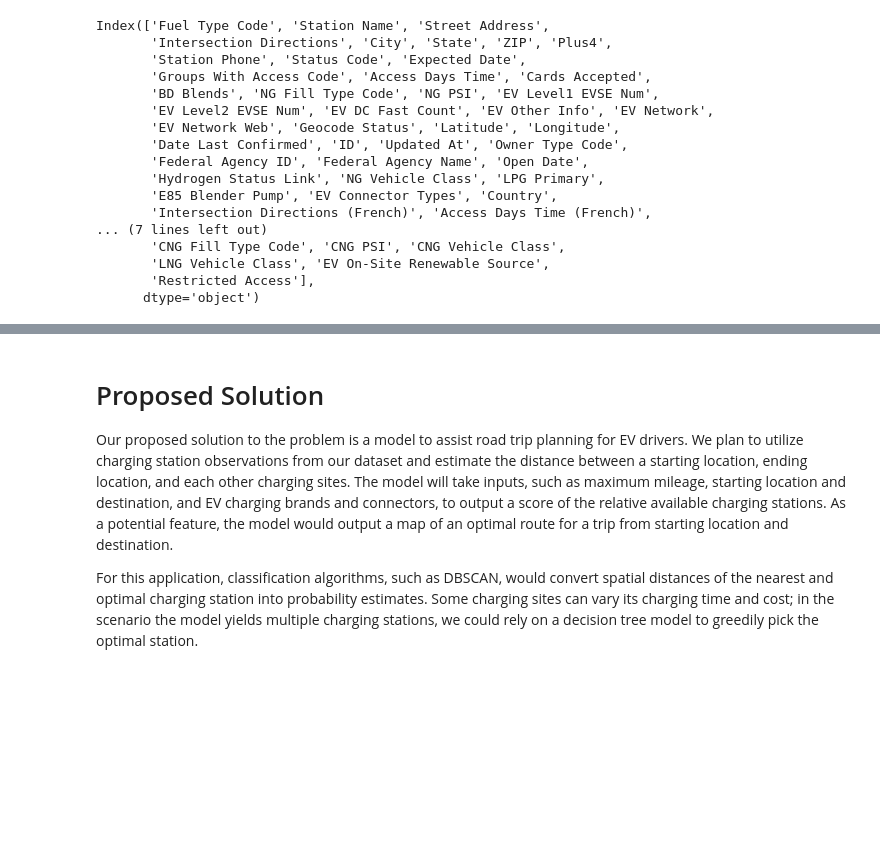
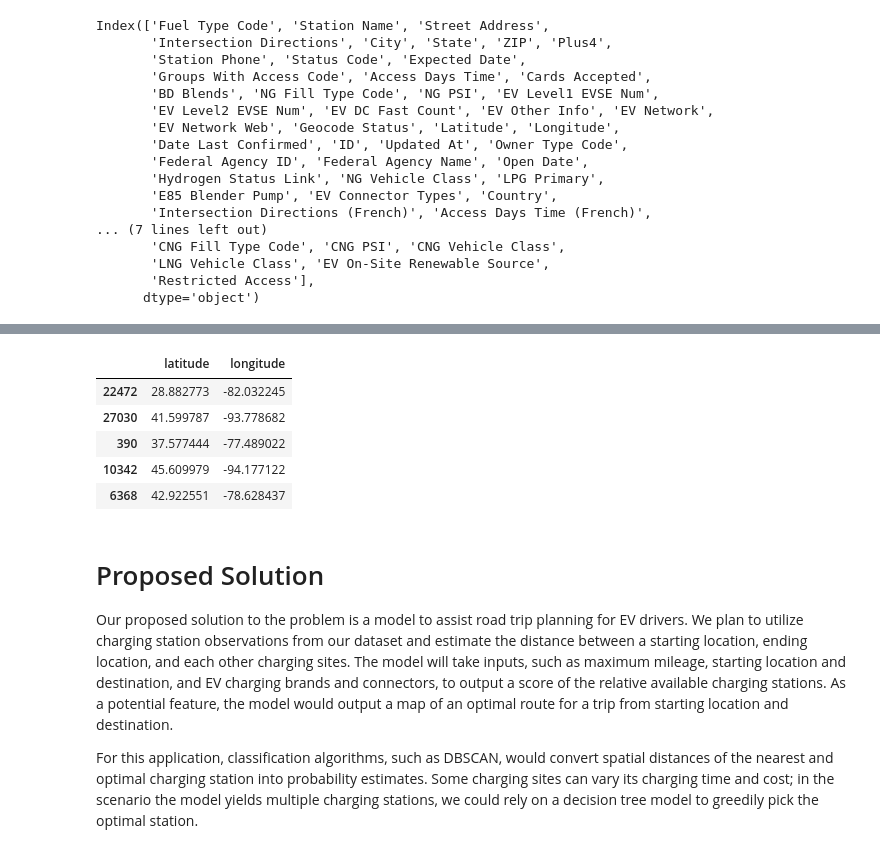
Before and after one commit to COGS118A/Group031-SP23, a Jupyter notebook: FinalProject_Group031-SP23.ipynb, the cells around one changed output, grey strips where cells are left out. Drawn from its saved outputs; the diff is of its cells as text; code cells hidden in the pictures; blank space fills up the shorter version.

```diff
--- a/FinalProject_Group031-SP23.ipynb
+++ b/FinalProject_Group031-SP23.ipynb
@@ -148,6 +150,24 @@ stations_df.head()
 | 2 | Los Angeles Convention Center | 1201 S Figueroa St | Los Angeles | CA | 90015 | 34.040539 | -118.271387 | 0.0 | 12.0 | ... |
 | 3 | LADWP - John Ferraro Building | 111 N Hope St | Los Angeles | CA | 90012 | 34.059133 | -118.248589 | 0.0 | 311.0 | ... |
 | 4 | LADWP - Haynes Power Plant | 6801 E 2nd St | Long Beach | CA | 90803 | 33.759802 | -118.096665 | 0.0 | 19.0 | ... |
+# %%
+# Validation dataset n=100, use only addresses.
+# We would interpret these stations as arbitrary locations in the US
+validation_samples = 100
+
+location_validation = location_validation[['Latitude', 'Longitude']]
+location_validation = location_validation.rename(columns={'Latitude': 'latitude', 'Longitude': 'longitude'})
+location_validation = location_validation.dropna(axis='index')
+location_validation = location_validation.sample(validation_samples)
+
+location_validation.head()
+# %% [output]
+|  | latitude | longitude |
+| 22472 | 28.882773 | -82.032245 |
+| 27030 | 41.599787 | -93.778682 |
+| 390 | 37.577444 | -77.489022 |
+| 10342 | 45.609979 | -94.177122 |
+| 6368 | 42.922551 | -78.628437 |
 # %% [markdown]
 # Proposed Solution
 
```
Also changed, not shown: parts of 36 cells of this notebook, 5 other files.
